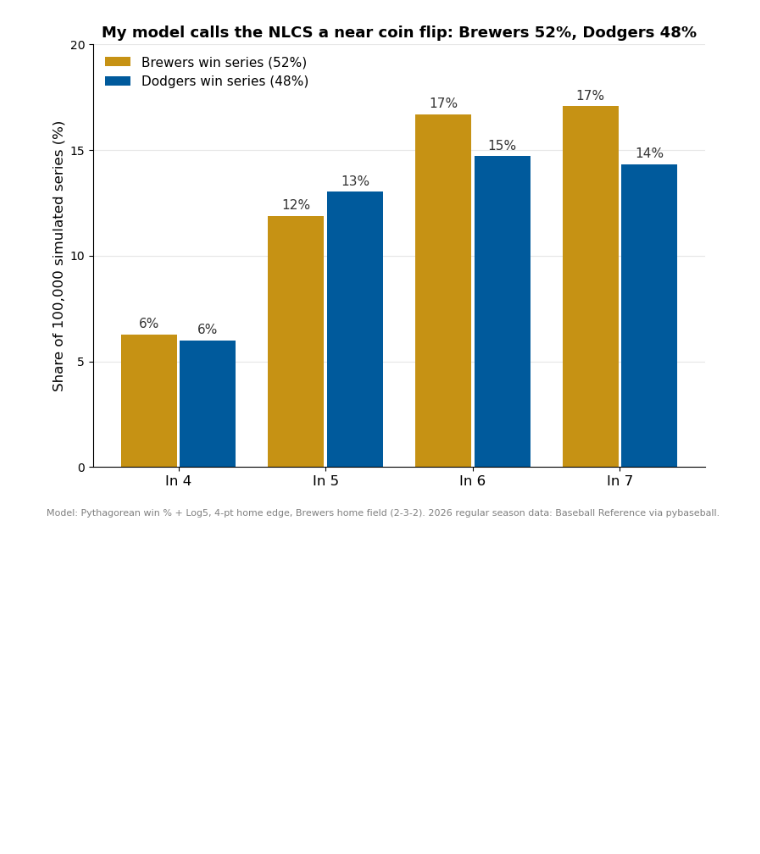
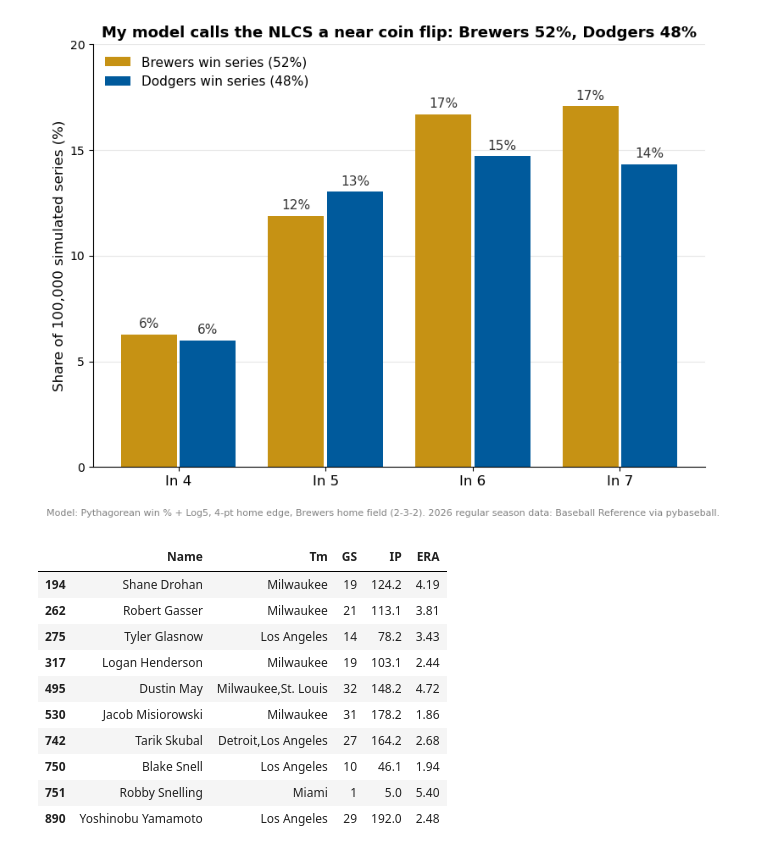
Before and after one commit to izzypitre/nlcs-2026-preview, a Jupyter notebook: nlcs_analysis.ipynb, the cells around one changed output. Saved outputs shown, nothing was run; the diff lists cells and outputs as text; code cells hidden in the pictures; blank space fills up the shorter version.

```diff
--- a/nlcs_analysis.ipynb
+++ b/nlcs_analysis.ipynb
@@ -674,3 +670,24 @@ plt.show()
 Brewers win series: 51.9 %
 Dodgers win series: 48.1 %
 [figure]
+# %%
+from pybaseball import pitching_stats_bref
+
+pitchers = pitching_stats_bref(2026)
+
+candidates = ["Misiorowski", "Henderson", "Dustin May", "Gasser", "Drohan",
+              "Yamamoto", "Skubal", "Glasnow", "Snell"]
+starters = pitchers[pitchers["Name"].str.contains("|".join(candidates))]
+starters[["Name", "Tm", "GS", "IP", "ERA"]]
+# %% [output]
+|  | Name | Tm | GS | IP | ERA |
+| 194 | Shane Drohan | Milwaukee | 19 | 124.2 | 4.19 |
+| 262 | Robert Gasser | Milwaukee | 21 | 113.1 | 3.81 |
+| 275 | Tyler Glasnow | Los Angeles | 14 | 78.2 | 3.43 |
+| 317 | Logan Henderson | Milwaukee | 19 | 103.1 | 2.44 |
+| 495 | Dustin May | Milwaukee,St. Louis | 32 | 148.2 | 4.72 |
+| 530 | Jacob Misiorowski | Milwaukee | 31 | 178.2 | 1.86 |
+| 742 | Tarik Skubal | Detroit,Los Angeles | 27 | 164.2 | 2.68 |
+| 750 | Blake Snell | Los Angeles | 10 | 46.1 | 1.94 |
+| 751 | Robby Snelling | Miami | 1 | 5.0 | 5.40 |
+| 890 | Yoshinobu Yamamoto | Los Angeles | 29 | 192.0 | 2.48 |
```
Also changed, not shown: parts of 10 cells of this notebook.
